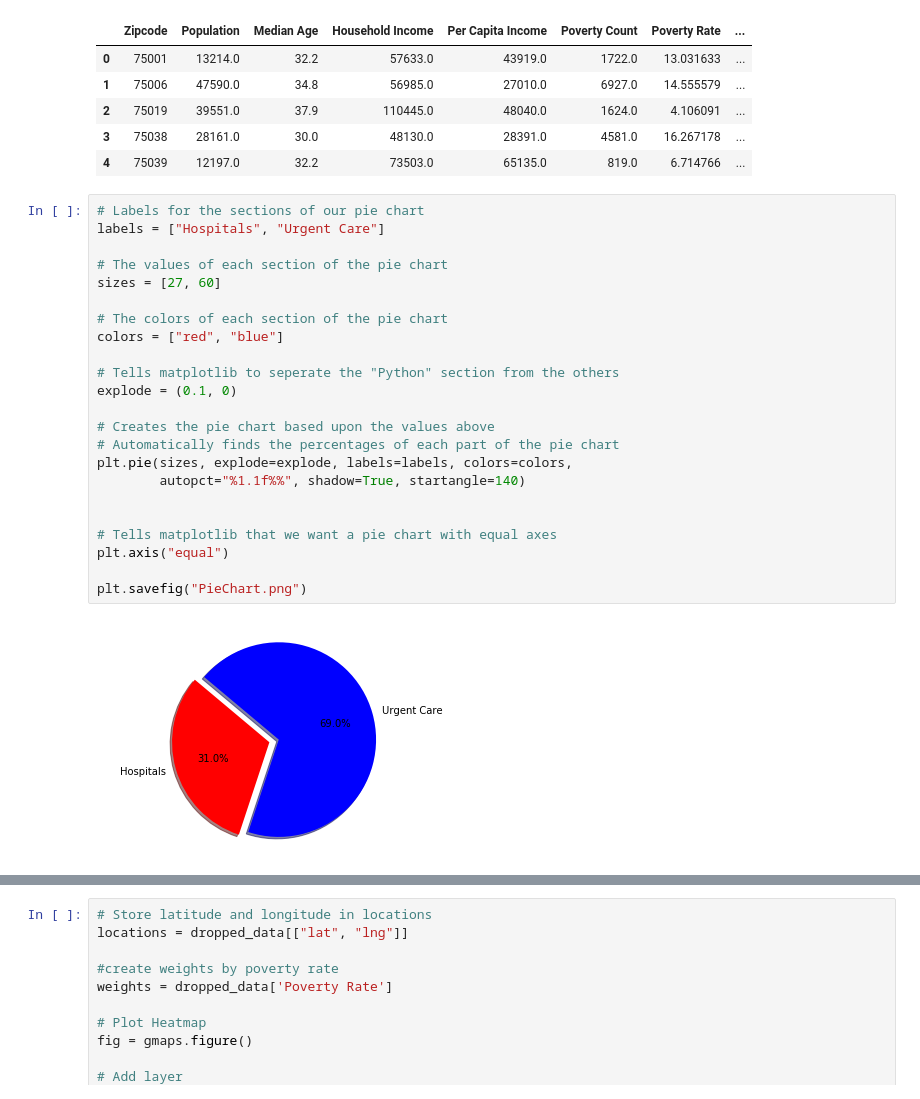
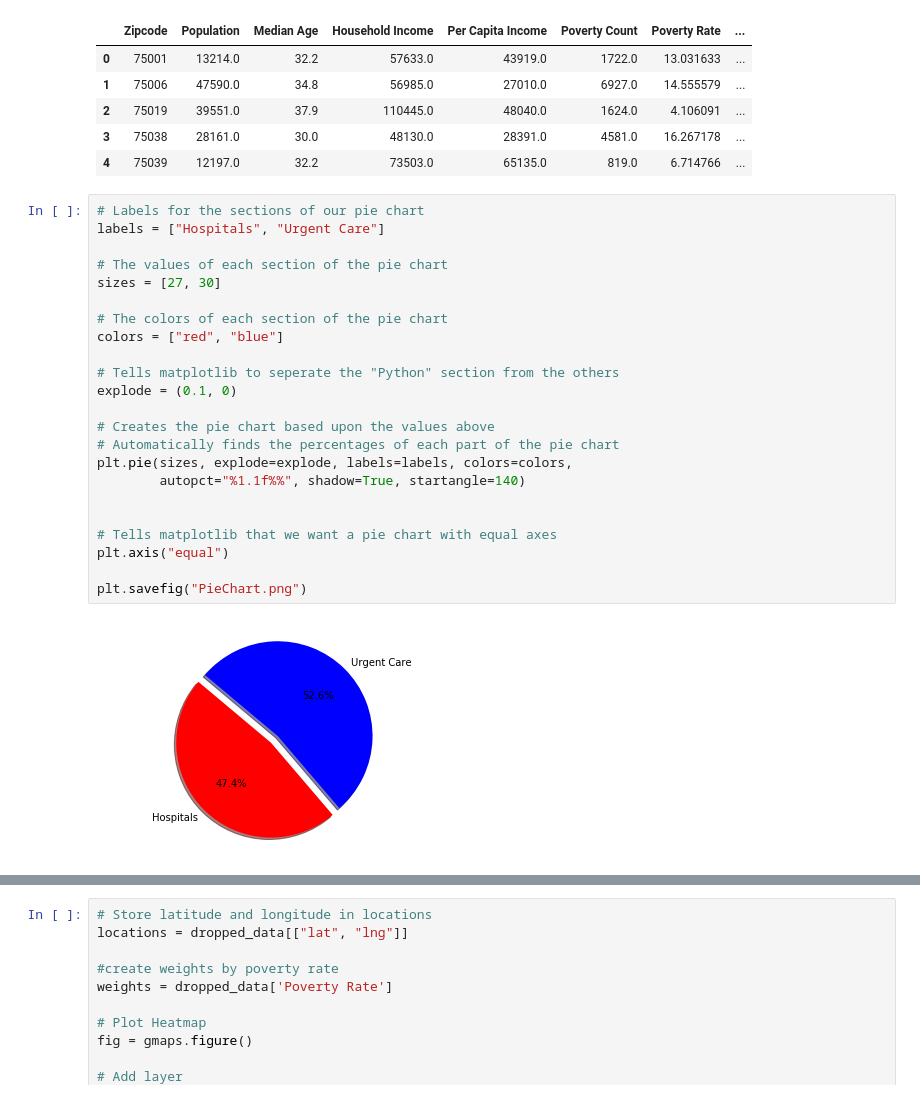
Before and after one commit to ChristinaWuerz/Project1, a Jupyter notebook: FinalPresentation.ipynb, the cells around one changed output, grey strips where cells are left out. Saved outputs shown, nothing was run; the diff lists cells and outputs as text.

```diff
--- a/FinalPresentation.ipynb
+++ b/FinalPresentation.ipynb
@@ -105,28 +105,28 @@ dropped_data.head()
 # %%
 # Labels for the sections of our pie chart
 labels = ["Hospitals", "Urgent Care"]
 
 # The values of each section of the pie chart
-sizes = [27, 60]
+sizes = [27, 30]
 
 # The colors of each section of the pie chart
 colors = ["red", "blue"]
 
 # Tells matplotlib to seperate the "Python" section from the others
 explode = (0.1, 0)
 
 # Creates the pie chart based upon the values above
 # Automatically finds the percentages of each part of the pie chart
 plt.pie(sizes, explode=explode, labels=labels, colors=colors,
         autopct="%1.1f%%", shadow=True, startangle=140)
 
 
 # Tells matplotlib that we want a pie chart with equal axes
 plt.axis("equal")
 
 plt.savefig("PieChart.png")
 # %% [output]
-[figure, old version]
+[figure, new version]
 # %%
 #Map hospitals in dallas county
 hospital_loc = hospitals[["lat","lng"]]
```
Also changed, not shown: parts of 3 cells of this notebook, 5 other files.
